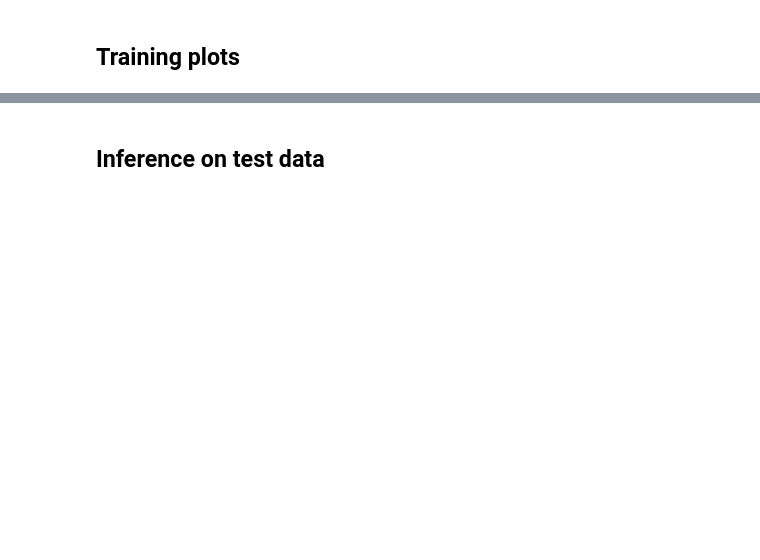
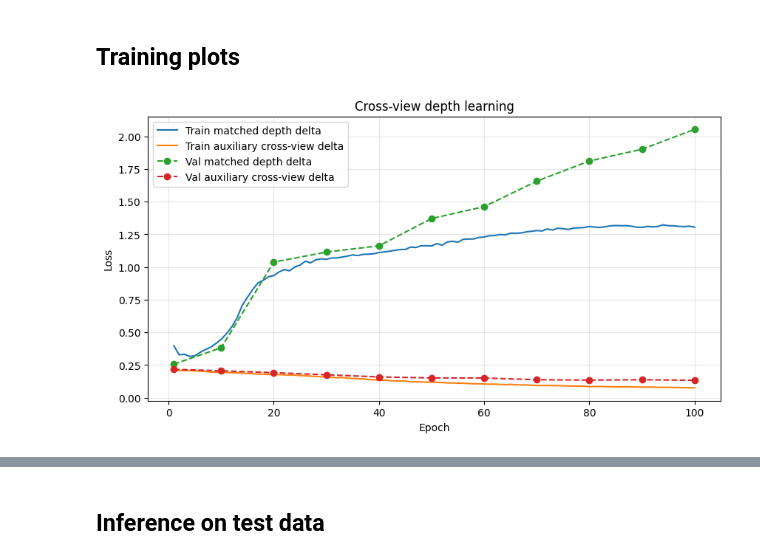
Before and after one commit to jo6815en/pose_from_cylinders, a Jupyter notebook: train_v2.ipynb, the cells around one changed output, grey strips where cells are left out. Saved outputs shown, nothing was run; the diff lists cells and outputs as text; code cells hidden in the pictures; blank space fills up the shorter version.

Commit message:
no more cross view, noe depth refiner

```diff
--- a/train_v2.ipynb
+++ b/train_v2.ipynb
@@ -38,7 +37,7 @@ from utils import save_checkpoint, plot_estimated_cylinders_on_images, plot_rela
 
 BATCH_SIZE = 16
 NUM_EPOCHS = 100
-RESUME_TRAINING = False
+RESUME_TRAINING = True
 
 PATCH_SIZE=(16, 4) # <-- 8 -> 4
 
@@ -67,8 +66,7 @@ OCC_THRESH = 0.5
 LAMBDA_CORR = 1.0
 LAMBDA_DEPTH_DELTA = 0.25
 LAMBDA_WIDTH = 0.1
-LAMBDA_RELIABILITY = 1.0
-LAMBDA_FEATURE_CONSISTENCY = 0.1
+LAMBDA_CROSS_DELTA = 0.25
 
 # Visualization settings
 INFERENCE_BATCH_SIZE = 4
@@ -265,15 +225,11 @@ def validate():
 
             depth_delta_loss = matched_depth_delta_loss(pred_vision_a, vision_a, pred_vision_b, vision_b, OCC_THRESH)
 
-            rel_loss = reliability_loss(model.reliability_head,feat_a, pred_vision_a, vision_a,
-                feat_b, pred_vision_b, vision_b, OCC_THRESH)
-
             total_loss = (
                 vision_loss_total
                 + LAMBDA_CORR * corr_loss
                 + 0.5 * depth_structure_loss
                 + LAMBDA_DEPTH_DELTA * depth_delta_loss
-                + LAMBDA_RELIABILITY * rel_loss
             )
 
             # Cylinder geometry diagnostics
@@ -641,58 +643,56 @@ if False:
     plt.show()
 # %% [markdown]
 ## Training plots
+# %%
+checkpoint_path = Path(LATEST_MODEL_PATH)
+
+checkpoint = torch.load(checkpoint_path, map_location=device)
+model.load_state_dict(checkpoint["model_state_dict"])
+history = checkpoint["history"]
+best_val_loss = checkpoint.get("best_val_loss", float("inf"))
+best_epoch = checkpoint.get("best_epoch", checkpoint.get("epoch"))
+latest_model_state_dict = { key: value.detach().cpu().clone() for key, value in model.state_dict().items() }
 # %%
 epochs = np.array(history["epoch"])
 val_epochs = np.array(history["val_epoch"])
 forest_epochs = np.array(history["forest_epoch"])
 
 plt.figure(figsize=(10, 5))
-plt.plot(epochs, history["vision"], label="train vision")
-#plt.plot(epochs, history["reprojection"], label="train reprojection")
-plt.plot(epochs, history["total"], label="train total")
+plt.plot(history["epoch"], history["depth_delta"], label="Train matched depth delta")
+plt.plot(history["epoch"], history["cross_delta"], label="Train auxiliary cross-view delta",)
+plt.plot(history["val_epoch"], history["val_depth_delta"], "o--", label="Val matched depth delta")
+plt.plot(history["val_epoch"], history["val_cross_delta"], "o--", label="Val auxiliary cross-view delta")
 
-if False:
-    if FOREST_ENABLED and len(forest_epochs) > 0:
-        plt.plot(forest_epochs, history["forest_total"], "--", label="forest total")
+plt.xlabel("Epoch")
+plt.ylabel("Loss")
+plt.title("Cross-view depth learning")
+plt.grid(alpha=0.3)
+plt.legend()
+plt.show()
 
-    if len(val_epochs) > 0:
-        plt.plot(val_epochs, history["val_vision"], ".--", label="val vision")
-        #plt.plot(val_epochs, history["val_reprojection"], ".--", label="val reprojection")
-        plt.plot(val_epochs, history["val_total"], ".--", label="val total")
+plt.figure(figsize=(11, 6))
 
-    if FOREST_ENABLED:
-        plt.axvline(FOREST_START_EPOCH, linestyle=":", alpha=0.5, label="forest start")
+# Train
+plt.plot(history["epoch"], history["vision"], label="Train vision")
+plt.plot(history["epoch"], history["correspondence"], label="Train correspondence")
+plt.plot(history["epoch"], history["depth_structure"], label="Train depth structure")
+plt.plot(history["epoch"], history["depth_delta"], label="Train matched depth delta")
+plt.plot(history["epoch"], history["cross_delta"], label="Train cross-view delta")
 
-    plt.xlabel("Epoch")
-    plt.ylabel("Loss")
-    plt.title("Training and validation losses")
-    plt.legend()
-    plt.grid(True, alpha=0.3)
-    plt.show()
+# Validation
+plt.plot(history["val_epoch"], history["val_vision"], "o--", label="Val vision")
+plt.plot(history["val_epoch"], history["val_correspondence"], "o--", label="Val correspondence")
+plt.plot(history["val_epoch"], history["val_depth_structure"], "o--", label="Val depth structure")
+plt.plot(history["val_epoch"], history["val_depth_delta"], "o--", label="Val matched depth delta")
+plt.plot( history["val_epoch"], history["val_cross_delta"], "o--", label="Val cross-view delta")
 
-
-    if FOREST_ENABLED and len(forest_epochs) > 0:
-        plt.plot( forest_epochs, history["forest_radius_consistency"], "--", label="forest radius_consistency", )
-
-    if FOREST_ENABLED:
-        plt.axvline(FOREST_START_EPOCH, linestyle=":", alpha=0.5, label="forest start")
-
-    plt.xlabel("Epoch")
-    plt.ylabel("Loss")
-    plt.title("Radius consistency loss")
-    plt.legend()
-    plt.grid(True, alpha=0.3)
-    plt.show()
-
-    if FOREST_ENABLED and len(forest_epochs) > 0:
-        plt.plot( forest_epochs, history["forest_reprojection"], "--", label="forest reprojection", )
-
-    if FOREST_ENABLED:
-        plt.axvline(FOREST_START_EPOCH, linestyle=":", alpha=0.5, label="forest start")
-
-    plt.xlabel("Epoch")
-    plt.ylabel("Loss")
-    plt.title("Reprojection loss")
-    plt.legend()
-    plt.grid(True, alpha=0.3)
-    plt.show()
+plt.yscale("log")
+plt.xlabel("Epoch")
+plt.ylabel("Raw loss (log scale)")
+plt.title("Training and validation loss components")
+plt.grid(True, alpha=0.3)
+plt.legend(ncol=2)
+plt.tight_layout()
+plt.show()
+# %% [output]
+[figure, added]
```
Also changed, not shown: parts of 15 cells of this notebook, 4 other files.
